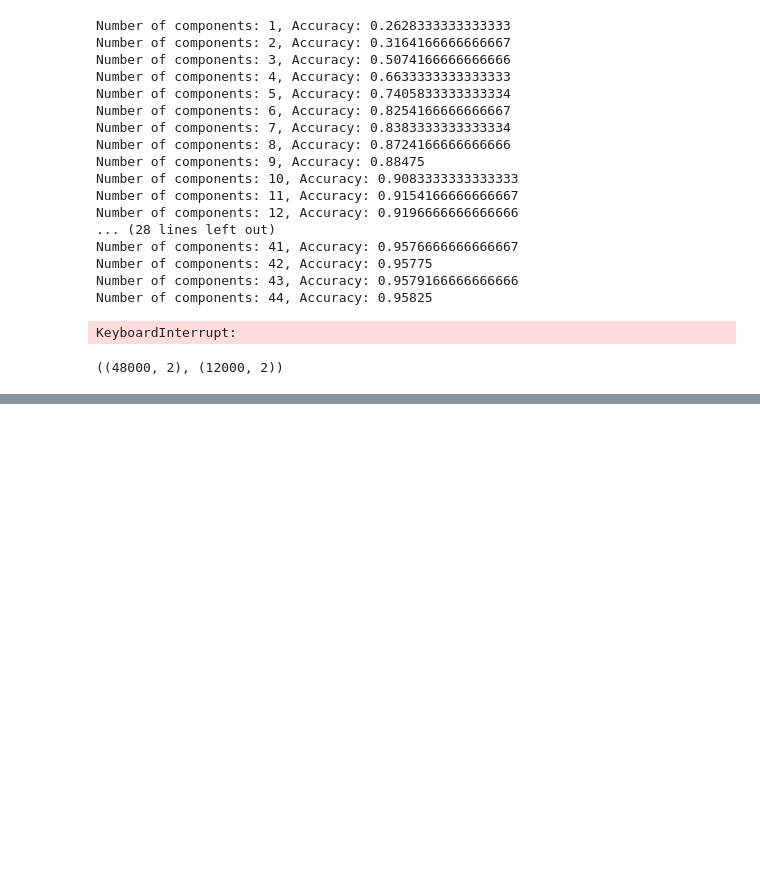
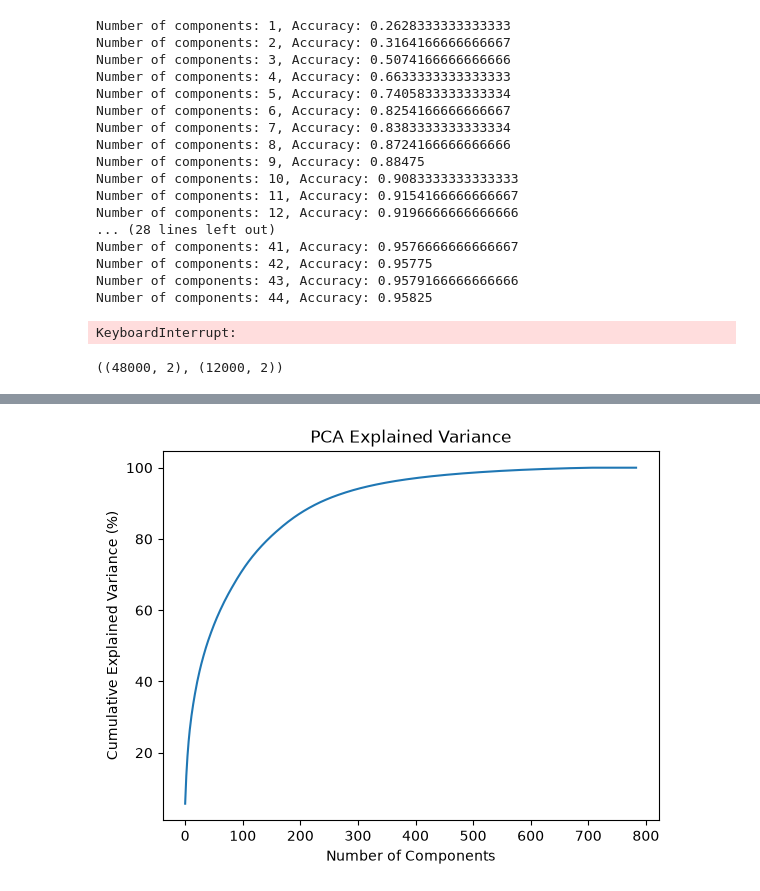
Before and after one commit to anujv4312-stack/100_days_of_ML, a Jupyter notebook: day_47_PCA/mnist.ipynb, the cells around one changed output, grey strips where cells are left out. Drawn from its saved outputs; the diff is of its cells as text; code cells hidden in the pictures; blank space fills up the shorter version.

```diff
--- a/day_47_PCA/mnist.ipynb
+++ b/day_47_PCA/mnist.ipynb
@@ -173,0 +206,4 @@ ShapeError: Expected object of length 48000, got length: 60000
+# %%
+pca = PCA(n_components=None)
+x_train_trf = pca.fit_transform(x_train)
+x_test_trf = pca.transform(x_test)
@@ -173,0 +230,8 @@ ShapeError: Expected object of length 48000, got length: 60000
+# %%
+plt.plot(np.cumsum(pca.explained_variance_ratio_)*100)
+plt.xlabel('Number of Components')
+plt.ylabel('Cumulative Explained Variance (%)')
+plt.title('PCA Explained Variance')
+plt.show()
+# %% [output]
+[figure, added]
```
Also changed, not shown: parts of 6 cells of this notebook.
